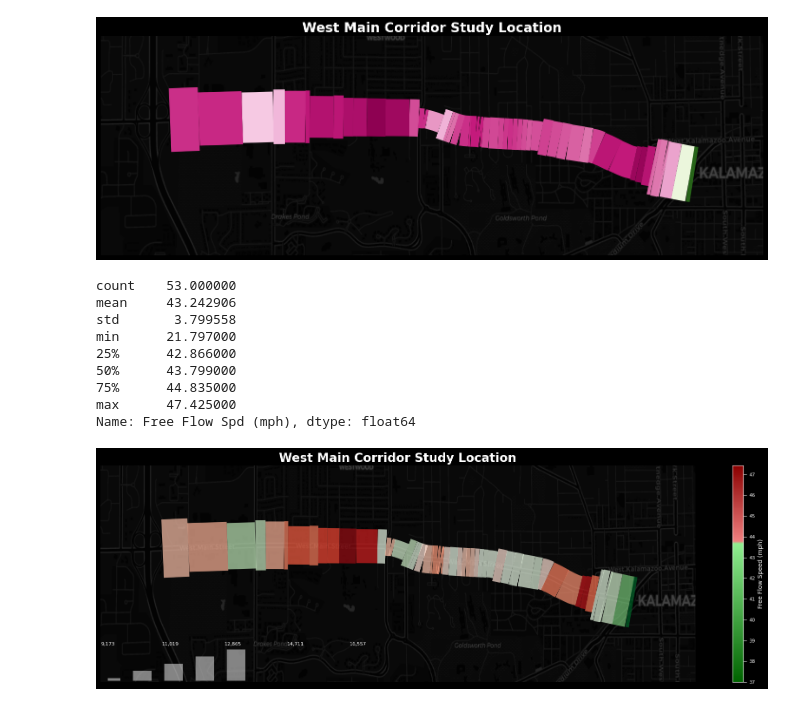
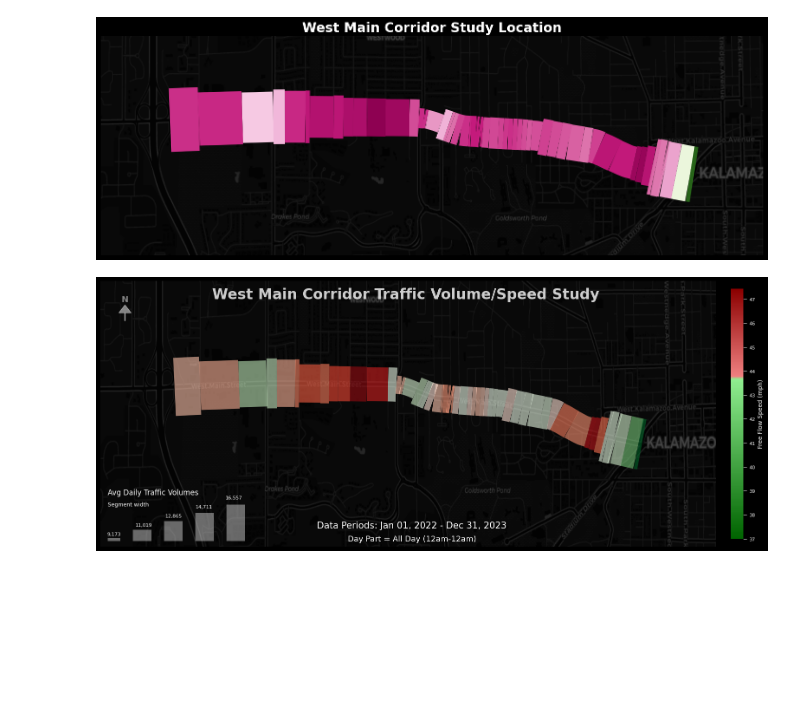
Before and after one commit to eKerney/data-notebooks, a Jupyter notebook: kzoo_streetlight/final_data_workflow.ipynb, the cells around one changed output. Saved outputs shown, nothing was run; the diff lists cells and outputs as text; code cells hidden in the pictures; blank space fills up the shorter version.

```diff
--- a/kzoo_streetlight/final_data_workflow.ipynb
+++ b/kzoo_streetlight/final_data_workflow.ipynb
@@ -547,19 +562,8 @@ ax.set_axis_off()
 cx.add_basemap(ax, source=cx.providers.CartoDB.DarkMatter, attribution=False, zoom=14)
 # %% [output]
 [figure]
-# %%
-join_gdf['Free Flow Spd (mph)'].describe()
-# %% [output]
-count    53.000000
-mean     43.242906
-std       3.799558
-min      21.797000
-25%      42.866000
-50%      43.799000
-75%      44.835000
-max      47.425000
-Name: Free Flow Spd (mph), dtype: float64
 # %%
+from importlib.metadata import PathDistribution
 from matplotlib.collections import LineCollection
 import matplotlib.pyplot as plt
 from sklearn.preprocessing import MinMaxScaler
@@ -585,55 +589,73 @@ join_gdf["normalized_traffic"] = scaler.fit_transform(join_gdf[['Avg Daily Seg T
 offset = 0.8  # This makes sure no value is exactly 0
 join_gdf["normalized_traffic"] = join_gdf["normalized_traffic"] + offset
 join_gdf["line_width"] = (join_gdf["normalized_traffic"] ** 1.5) * 40
-fig, ax = plt.subplots(figsize=(18,6))
+fig, ax = plt.subplots(figsize=(18,7))
 lines = [list(row.geometry.coords) for _, row in join_gdf.iterrows()]
 line_collection = LineCollection(
     lines,
     linewidths=join_gdf['line_width'],
-    alpha=0.7,
+    alpha=0.6,
     zorder=2,
     capstyle='butt',
     colors=colors,
 )
 
 ax.add_collection(line_collection)
-x = 1000
+x = 1200
 ax.set_xlim(left=b2[0]-x, right=b2[2]+x);
 ax.set_ylim(bottom=b2[1]-x, top=b2[3]+x);
-ax.set_title('West Main Corridor Study Location', fontsize=20, fontweight='bold')
-
+ax.set_title('West Main Corridor Traffic Volume/Speed Study ', fontsize=24, fontweight='bold', y=0.92, alpha=0.8)
+# Data Periods: **Jan 01, 2022 - Dec 31, 2023**
+fig.text(0.44, 0.166, "Data Periods: Jan 01, 2022 - Dec 31, 2023", fontsize=15, color="white", ha="center", va="top")
+fig.text(0.44, 0.12,"Day Part = All Day (12am-12am)", fontsize=13, color="white", ha="center", va="top")
 ###
 from matplotlib.patches import Rectangle
 # Sample data (use your actual data for this)
 traffic_volumes = join_gdf['Avg Daily Seg Traffic ']
 # 1. Define the traffic volume bins using quantiles or linspace
 volume_bins = np.linspace(traffic_volumes.min(), traffic_volumes.max(), 5)  # 5 bins for simplicity
 # 2. Scale line widths (or use any other scaling you prefer)
 bin_widths = np.interp(volume_bins, (volume_bins.min(), volume_bins.max()), [0.5, 6])  # Line widths from 0.5 to 6
-# 3. Create the figure with the given size (18, 6)
-###
 
 colors_cus = ["darkgreen", "lightgreen", "lightcoral", "darkred"]
 positions = [0.0, 0.64, 0.65, 1.0]
 custom_cmap = LinearSegmentedColormap.from_list("GreenRedGradient", list(zip(positions, colors_cus)))
 sm = plt.cm.ScalarMappable(cmap=custom_cmap, norm=plt.Normalize(vmin=join_gdf["Free Flow Spd (mph)"].min()+15.2, vmax=join_gdf["Free Flow Spd (mph)"].max()))
-cbar = plt.colorbar(sm, ax=ax, label="Free Flow Speed (mph)")
+cbar = plt.colorbar(sm, ax=ax, label="Free Flow Speed (mph)", pad=0.02, shrink=0.94)
 
 tick_range = np.arange(join_gdf["Free Flow Spd (mph)"].min()+15.2, join_gdf["Free Flow Spd (mph)"].max() + 0, 1)
 cbar.set_ticks(tick_range)
 cbar.ax.tick_params(labelsize=8, direction="out", length=6, width=0.75)  # Nice Cartographic Tick Style
+cbar.outline.set_visible(False)
 
-###
 # 4. Create the legend below the main plot
 legend_ax = fig.add_axes([0.05, 0.1, 0.8, 0.2])  # [left, bottom, width, height]
 legend_ax.axis("off")
-# legend_ax.text(0.0, 0.5, "Traffic Volumes", fontsize=12, color="white", va="center", ha="left")
+legend_ax.text(0.0, 0.8, "Avg Daily Traffic Volumes", fontsize=12, color="white", va="center", ha="left")
+legend_ax.text(0.0, 0.6, "Segment width", fontsize=9, color="white", va="center", ha="left")
 for i, width in enumerate(bin_widths):
-    legend_ax.add_patch(Rectangle(((i * 0.05)-0.01, 0), 0.03, 0.1*width, facecolor="white", alpha=0.5))
-    legend_ax.text(i * 0.1, 0.7, f"{int(volume_bins[i]):,}", fontsize=8, color="white", va="center", ha="center")
-plt.tight_layout()  # Adjust layout to make sure there's no overlap
-###
+    legend_ax.add_patch(Rectangle(((i * 0.05)-0.01, 0), 0.03, 0.1*width, facecolor="white", alpha=0.4))
+    legend_ax.text(i * 0.0480+0.01, i*0.15+.11, f"{int(volume_bins[i]):,}", fontsize=8, color="white", va="center", ha="center")
+
+# North Arrow Position and Style
+ax.annotate(
+    "N", xy=(0.04, 0.93), xycoords="axes fraction",
+    fontsize=14, fontweight="bold", color="white",
+    ha="center", va="center", annotation_clip=False, alpha=0.5
+)
+ax.arrow(
+    0.04, 0.85, 0, 0.06, transform=ax.transAxes, color="white", head_width=0.02, head_length=0.03,
+    length_includes_head=True, linewidth=1, alpha=0.5
+)
+
+# if label_speed and speed_column:
+#         for idx, row in gdf.iterrows():
+#             centroid = row.geometry.centroid
+#             ax.text(centroid.x, centroid.y, f"{row[speed_column]:.1f} km/h", fontsize=8, color="white",
+#                     ha="center", va="center", path_effects=[pe.withStroke(linewidth=2, foreground="black")])
+
+plt.tight_layout()
 ax.set_axis_off()
 cx.add_basemap(ax, source=cx.providers.CartoDB.DarkMatter, attribution=False, zoom=14)
 # %% [output]
-[figure, old version]
+[figure, new version]
```
Also changed, not shown: parts of 2 cells of this notebook, 1 other file.
